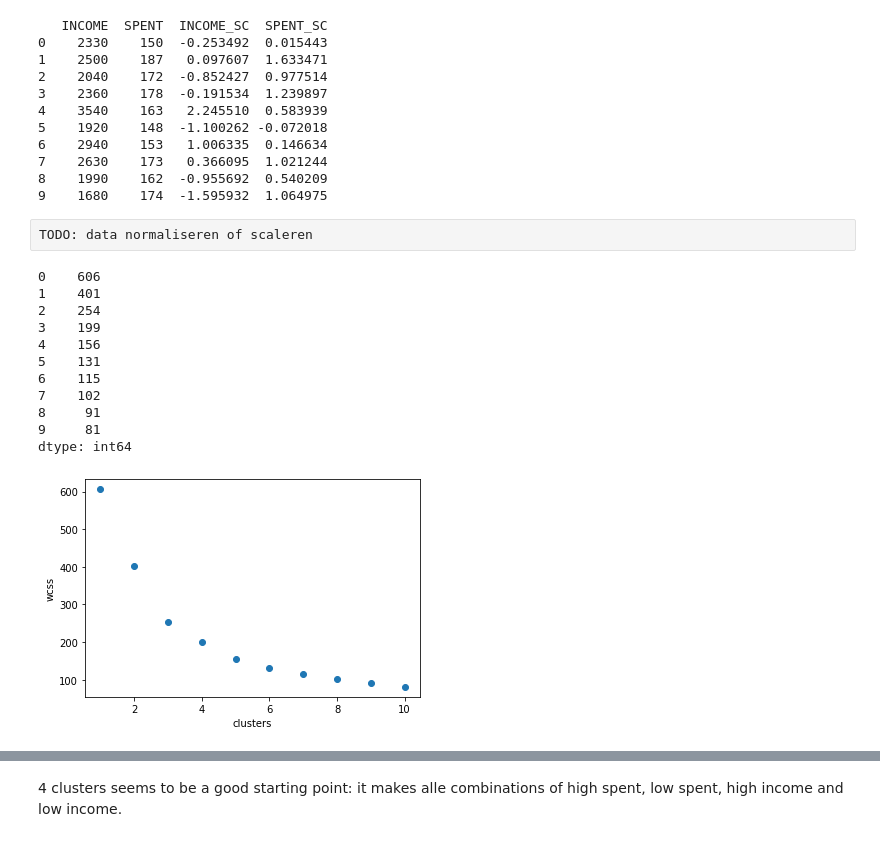
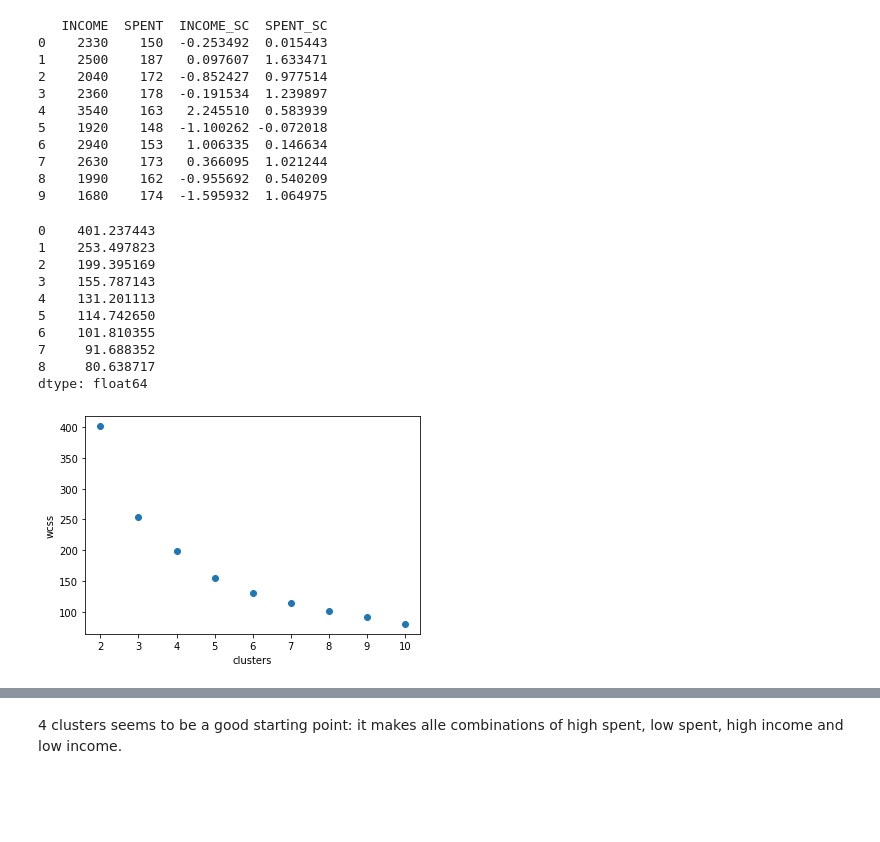
Before and after one commit to jdecorte/ai_ml, a Jupyter notebook: 084-clustering_case_income_spent.ipynb, the cells around one changed output, grey strips where cells are left out. Drawn from its saved outputs; the diff is of its cells as text; code cells hidden in the pictures; blank space fills up the shorter version.

```diff
--- a/084-clustering_case_income_spent.ipynb
+++ b/084-clustering_case_income_spent.ipynb
@@ -11,7 +11,7 @@ pd.set_option("display.max_columns", 500)
 pd.set_option("display.width", 1000)
 
 #Read the csv file
-url = 'https://raw.githubusercontent.com/HOGENT-Databases/BI-BigData/master/data/customers.csv'
+url = 'https://raw.githubusercontent.com/jdecorte/ai_ml/main/datasets/customers.csv'
 dataset=pd.read_csv(url,sep=',')
 
 #Explore the dataset
@@ -58,46 +58,44 @@ print(dataset.head(10))
 7    2630    173   0.366095  1.021244
 8    1990    162  -0.955692  0.540209
 9    1680    174  -1.595932  1.064975
-# %% [raw]
-TODO: data normaliseren of scaleren
 # %%
 #Using the elbow method to find the optimum number of clusters
 from sklearn.cluster import KMeans
 wcss = []
-for i in range(1,11):
+for i in range(2,11):
     # k-means++ initializes the centroids to be (generally) distant from each other,
     # leading to probably better results than random initialization
     km=KMeans(n_clusters=i,init='k-means++')
     km.fit(dataset[['INCOME_SC','SPENT_SC']])
     # inertia = within cluster some of squares (wcss)
-    wcss.append(np.round(km.inertia_).astype('int64'))
+    # wcss.append(np.round(km.inertia_).astype('int64'))
+    wcss.append(km.inertia_)
 
 wcss = pd.Series(wcss)
 
 # Plot the dataset
 import matplotlib.pyplot as plt
 %matplotlib inline
 
 print(wcss)
 
-plt.scatter(range(1,11), wcss)
+plt.scatter(range(2,11), wcss)
 plt.xlabel('clusters')
 plt.ylabel('wcss')
 
 plt.show()
 # %% [output]
-0    606
-1    401
-2    254
-3    199
-4    156
-5    131
-6    115
-7    102
-8     91
-9     81
-dtype: int64
+0    401.237443
+1    253.497823
+2    199.395169
+3    155.787143
+4    131.201113
+5    114.742650
+6    101.810355
+7     91.688352
+8     80.638717
+dtype: float64
-[figure, old version]
+[figure, new version]
 # %%
 # Based on the elbow plot, we could choose 4,5 or 6 clusters.
 # Let us try 4, 5 and 6 clusters and visualize the clusters to decide on the final number of clusters.
```
Also changed, not shown: parts of 6 cells of this notebook, 1 other file.
